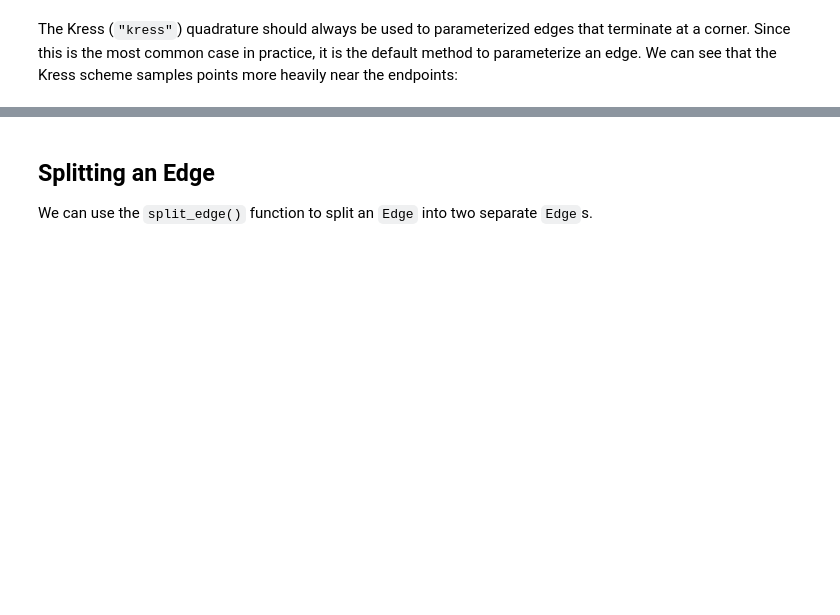
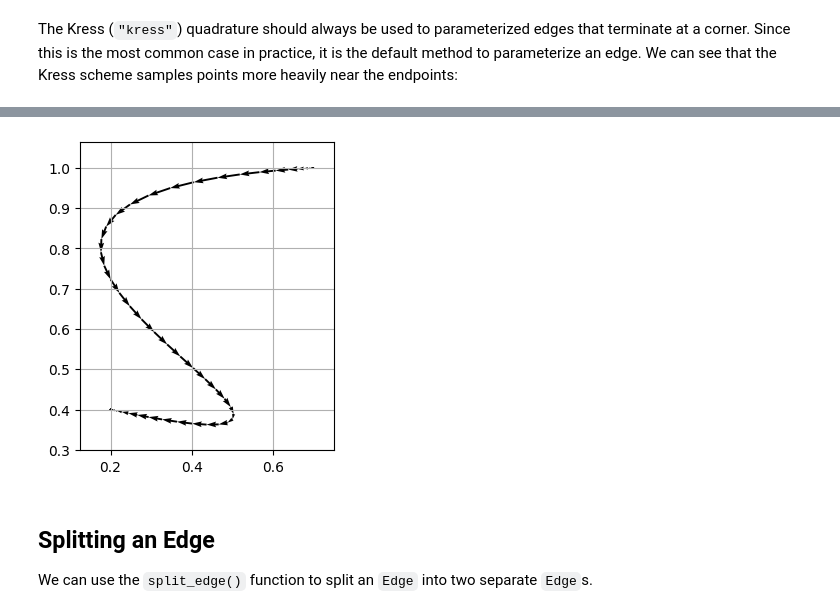
Before and after one commit to samreynoldsmath/PuncturedFEM, a Jupyter notebook: examples/ex0-mesh-building.ipynb, the cells around one changed output, grey strips where cells are left out. Cells and saved outputs as stored; diff of their text form; code cells hidden in the pictures; blank space fills up the shorter version.

Commit message:
add cubic spline example to ex0

```diff
--- a/examples/ex0-mesh-building.ipynb
+++ b/examples/ex0-mesh-building.ipynb
@@ -106,3 +124,18 @@ plt.show()
+# %%
+x = np.array([0.7, 0.3, 0.5, 0.2])
+y = np.array([1.0, 0.6, 0.4, 0.4])
+
+anchor = pf.Vert(x[0], y[0])
+endpnt = pf.Vert(x[-1], y[-1])
+
+cubic_spline_edge = pf.Edge(
+    anchor=anchor, endpnt=endpnt, curve_type="spline", pts=[x, y]
+)
+pf.plot.MeshPlot([cubic_spline_edge]).draw(
+    show_grid=True, show_orientation=True
+)
+# %% [output]
+[figure, added]
 # %% [markdown]
 ## Splitting an Edge
 
```
Also changed, not shown: parts of 17 cells of this notebook, 2 other files.
